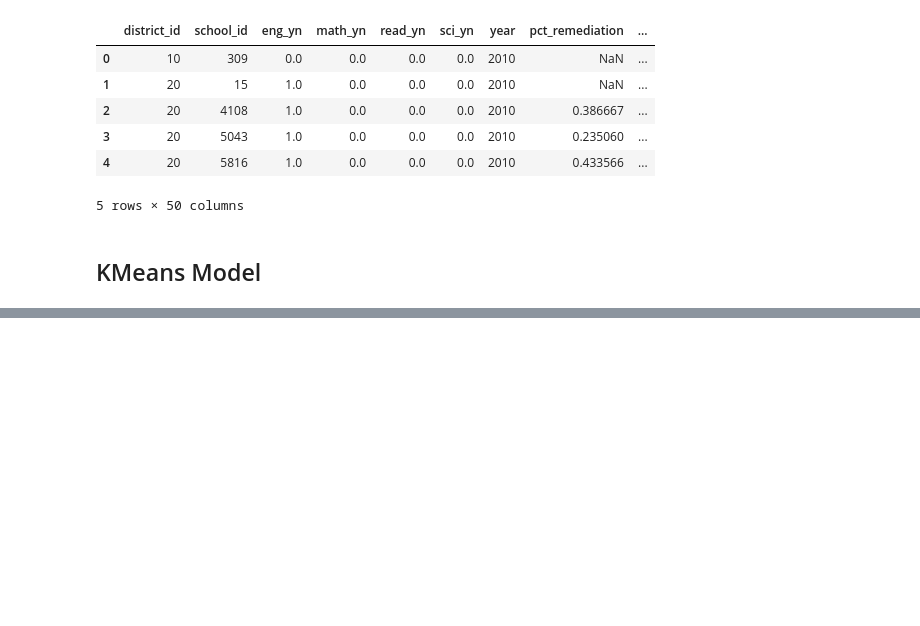
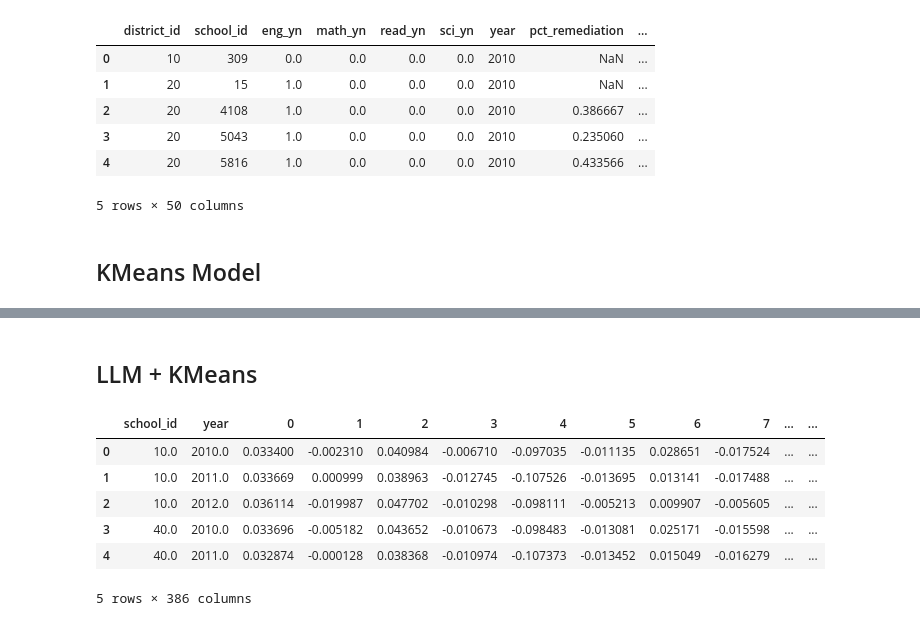
Before and after one commit to clewis53/StoryOfColoradoEducation, a Jupyter notebook: notebooks/3.1-Preprocessing.ipynb, the cells around one changed output, grey strips where cells are left out. Drawn from its saved outputs; the diff is of its cells as text; code cells hidden in the pictures; blank space fills up the shorter version.

```diff
--- a/notebooks/3.1-Preprocessing.ipynb
+++ b/notebooks/3.1-Preprocessing.ipynb
@@ -65,0 +84,14 @@ processed_high.head()
+# %% [markdown]
+## LLM + KMeans
+# %%
+processed_all, processed_high = build_features.build_llm_kmeans(output_filepath, all_data, high_school)
+# %%
+processed_all.head()
+# %% [output]
+|  | school_id | year | 0 | 1 | 2 | 3 | 4 | 5 | 6 | 7 | ... | ... |
+| 0 | 10.0 | 2010.0 | 0.033400 | -0.002310 | 0.040984 | -0.006710 | -0.097035 | -0.011135 | 0.028651 | -0.017524 | ... | ... |
+| 1 | 10.0 | 2011.0 | 0.033669 | 0.000999 | 0.038963 | -0.012745 | -0.107526 | -0.013695 | 0.013141 | -0.017488 | ... | ... |
+| 2 | 10.0 | 2012.0 | 0.036114 | -0.019987 | 0.047702 | -0.010298 | -0.098111 | -0.005213 | 0.009907 | -0.005605 | ... | ... |
+| 3 | 40.0 | 2010.0 | 0.033696 | -0.005182 | 0.043652 | -0.010673 | -0.098483 | -0.013081 | 0.025171 | -0.015598 | ... | ... |
+| 4 | 40.0 | 2011.0 | 0.032874 | -0.000128 | 0.038368 | -0.010974 | -0.107373 | -0.013452 | 0.015049 | -0.016279 | ... | ... |
+5 rows × 386 columns
```
Also changed, not shown: parts of 4 cells of this notebook, 2 other files.
